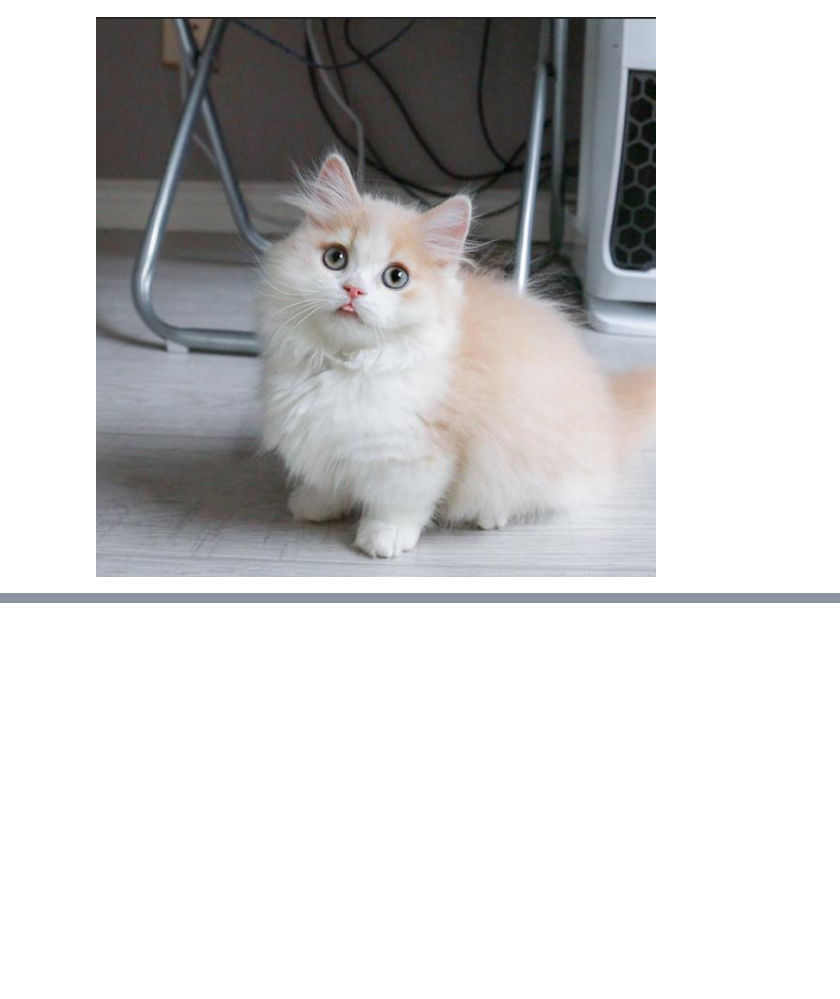
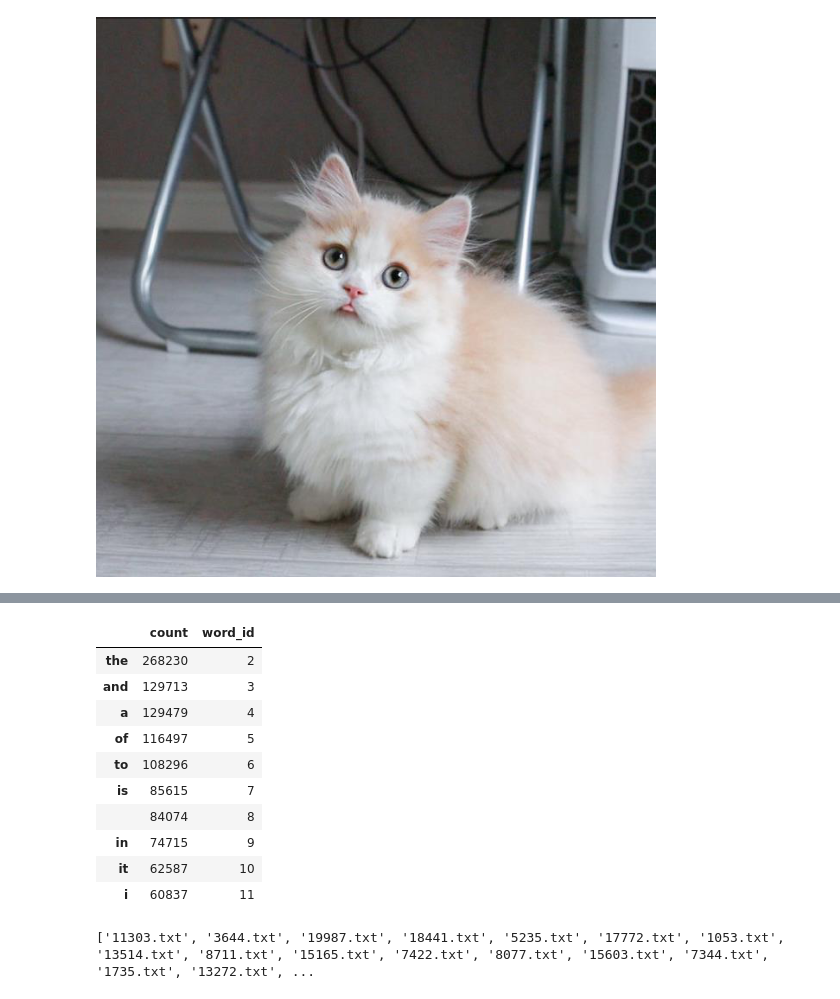
Before and after one commit to jayphone17/PYTORCH_IN_20_DAYS, a Jupyter notebook: src/5-1 Dataset & DataLoader.ipynb, the cells around one changed output, grey strips where cells are left out. Saved outputs shown, nothing was run; the diff lists cells and outputs as text; code cells hidden in the pictures; blank space fills up the shorter version.

```diff
--- a/src/5-1 Dataset & DataLoader.ipynb
+++ b/src/5-1 Dataset & DataLoader.ipynb
@@ -168,0 +179,56 @@ transforms.RandomRotation(45)(img)
+# %%
+import numpy as np
+import pandas as pd
+from collections import OrderedDict
+import re,string
+
+MAX_WORDS = 10000  # 仅考虑最高频的10000个词
+MAX_LEN = 200  # 每个样本保留200个词的长度
+BATCH_SIZE = 20
+
+train_data_path = '../data/imdb/train.tsv'
+test_data_path = '../data/imdb/test.tsv'
+train_token_path = '../data/imdb/train_token.tsv'
+test_token_path =  '../data/imdb/test_token.tsv'
+train_samples_path = '../data/imdb/train_samples/'
+test_samples_path =  '../data/imdb/test_samples/'
+# %%
+##构建词典
+
+word_count_dict = {}
+
+#清洗文本
+def clean_text(text):
+    lowercase = text.lower().replace("\n"," ")
+    stripped_html = re.sub('<br />', ' ',lowercase)
+    cleaned_punctuation = re.sub('[%s]'%re.escape(string.punctuation),'',stripped_html)
+    return cleaned_punctuation
+
+with open(train_data_path,"r",encoding = 'utf-8') as f:
+    for line in f:
+        label,text = line.split("\t")
+        cleaned_text = clean_text(text)
+        for word in cleaned_text.split(" "):
+            word_count_dict[word] = word_count_dict.get(word,0)+1
+
+df_word_dict = pd.DataFrame(pd.Series(word_count_dict,name = "count"))
+df_word_dict = df_word_dict.sort_values(by = "count",ascending =False)
+
+df_word_dict = df_word_dict[0:MAX_WORDS-2] #
+df_word_dict["word_id"] = range(2,MAX_WORDS) #编号0和1分别留给未知词<unkown>和填充<padding>
+
+word_id_dict = df_word_dict["word_id"].to_dict()
+
+df_word_dict.head(10)
+# %% [output]
+|  | count | word_id |
+| the | 268230 | 2 |
+| and | 129713 | 3 |
+| a | 129479 | 4 |
+| of | 116497 | 5 |
+| to | 108296 | 6 |
+| is | 85615 | 7 |
+|  | 84074 | 8 |
+| in | 74715 | 9 |
+| it | 62587 | 10 |
+| i | 60837 | 11 |
@@ -168,0 +285,4 @@ transforms.RandomRotation(45)(img)
+# %%
+print(os.listdir(train_samples_path)[0:100])
+# %% [output]
+['11303.txt', '3644.txt', '19987.txt', '18441.txt', '5235.txt', '17772.txt', '1053.txt', '13514.txt', '8711.txt', '15165.txt', '7422.txt', '8077.txt', '15603.txt', '7344.txt', '1735.txt', '13272.txt', ...
```
Also changed, not shown: parts of 19 cells of this notebook, 1 other file.
